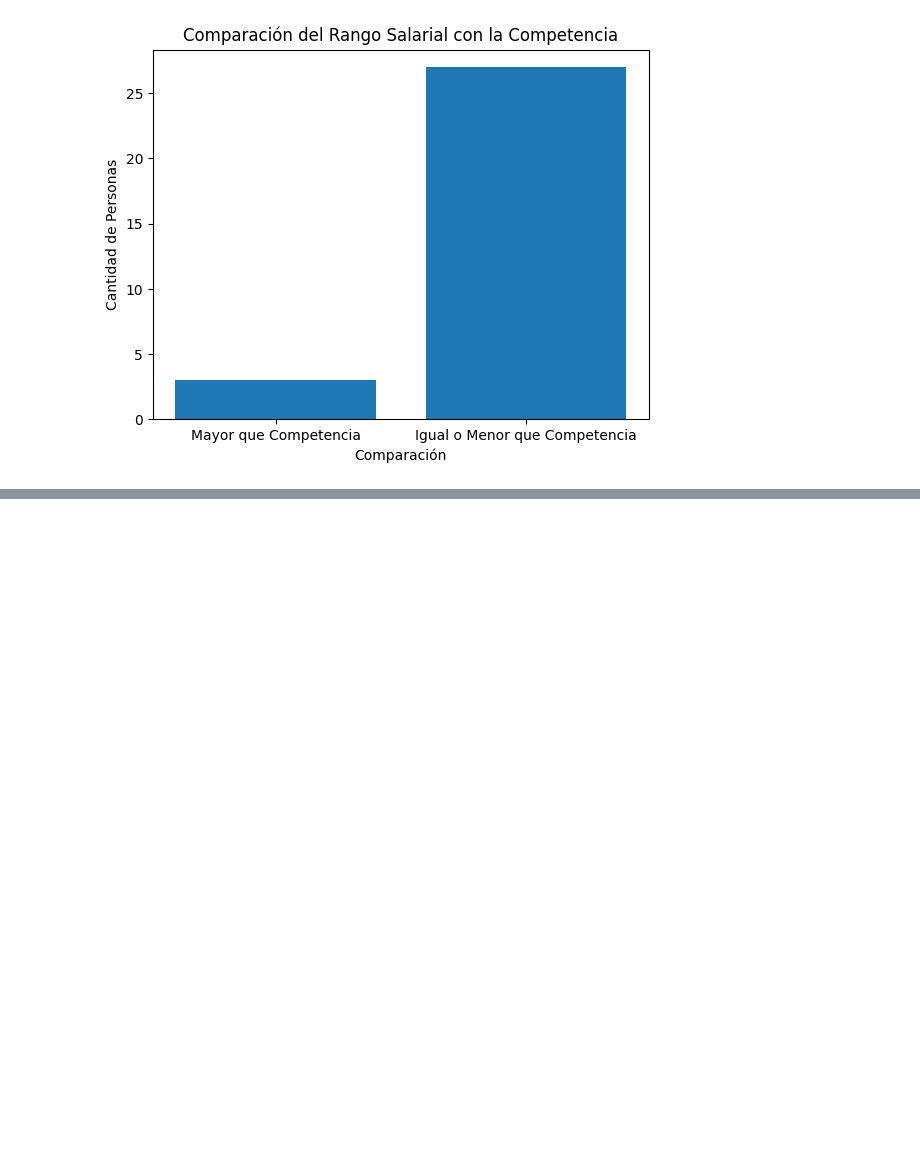
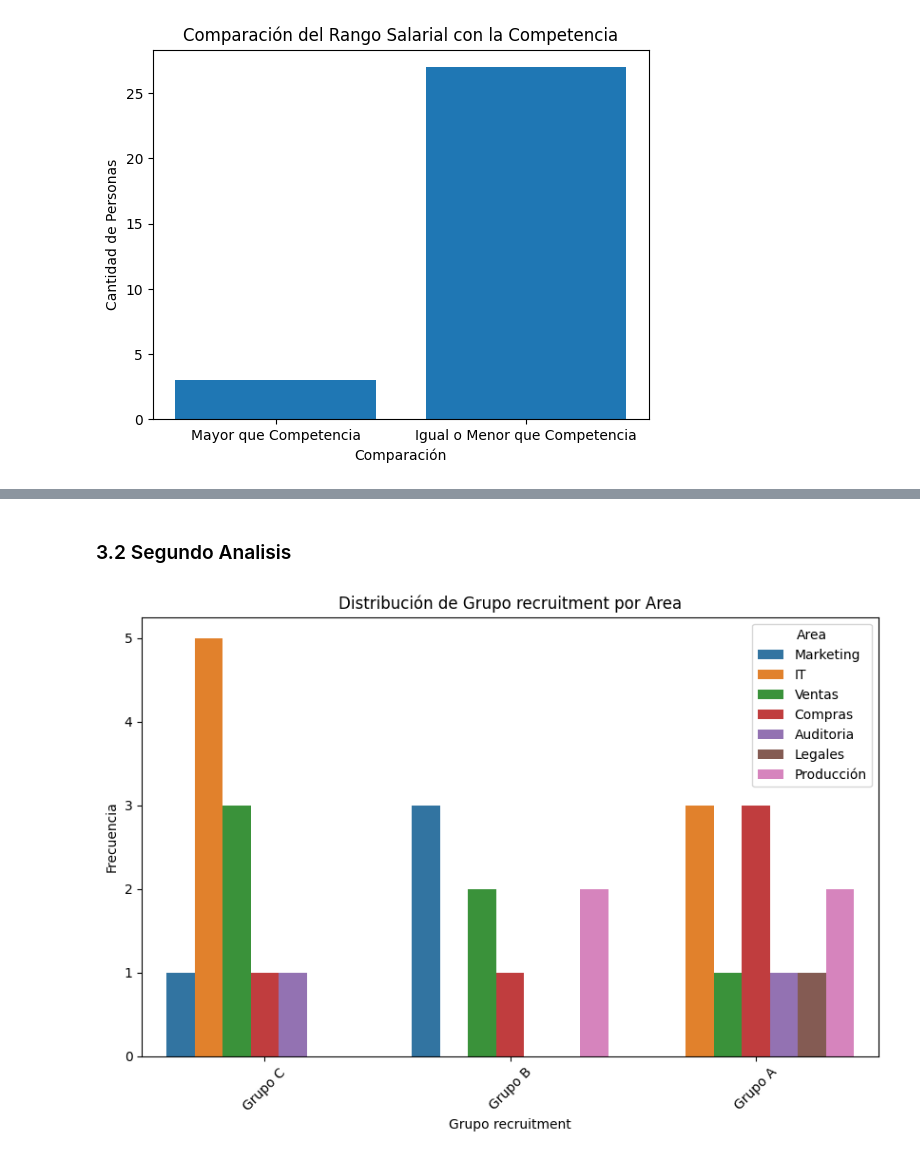
Before and after one commit to GarganoNicolas/EVDVai_DataEng, a Jupyter notebook: Ejercicio_1_EDVai.ipynb, the cells around one changed output, grey strips where cells are left out. Saved outputs shown, nothing was run; the diff lists cells and outputs as text; code cells hidden in the pictures; blank space fills up the shorter version.

```diff
--- a/Ejercicio_1_EDVai.ipynb
+++ b/Ejercicio_1_EDVai.ipynb
@@ -532,0 +473,17 @@ Marketing: 4
+# %% [markdown]
+### 3.2  Segundo Analisis
+# %%
+import seaborn as sns
+import matplotlib.pyplot as plt
+
+# Crear un gráfico de barras utilizando seaborn
+plt.figure(figsize=(10, 6))
+sns.countplot(data=data, x='Grupo recruitment', hue='Area')
+plt.title('Distribución de Grupo recruitment por Area')
+plt.xlabel('Grupo recruitment')
+plt.ylabel('Frecuencia')
+plt.xticks(rotation=45)  # Rotar etiquetas del eje x para una mejor visualización
+plt.legend(title='Area')
+plt.show()
+# %% [output]
+[figure, added]
```
Also changed, not shown: parts of 16 cells of this notebook.
